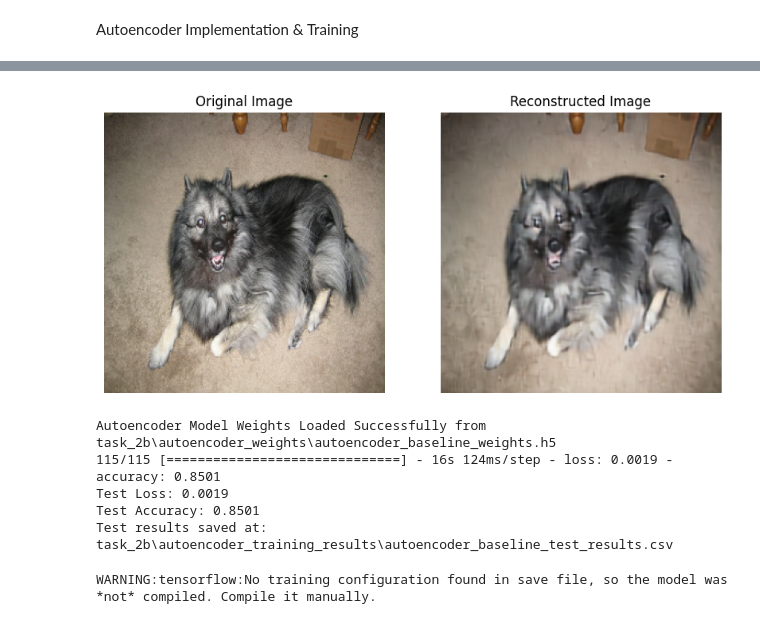
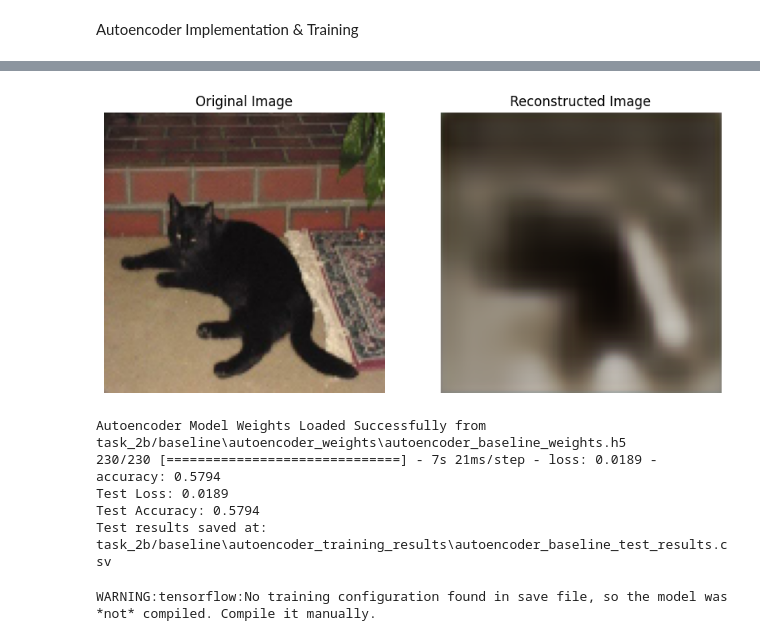
Before and after one commit to vidiasgiannis/CV_Segmentation_Mask_Modelling, a Jupyter notebook: src/main2_b.ipynb, the cells around one changed output, grey strips where cells are left out. Cells and saved outputs as stored; diff of their text form; code cells hidden in the pictures.

Commit message:
adding task a-b

```diff
--- a/src/main2_b.ipynb
+++ b/src/main2_b.ipynb
@@ -67,7 +67,7 @@ test1 = test.map(extract_image_mask)
 # %% [markdown]
 Autoencoder Implementation & Training
 # %%
-BATCH_SIZE = 32
+BATCH_SIZE = 16
 
 # Batch the data and use prefetching to optimize loading speed
 train_ds = train1.batch(batch_size=BATCH_SIZE).prefetch(tf.data.AUTOTUNE)
@@ -214,10 +197,10 @@ import numpy as np
 import matplotlib.pyplot as plt
 import random
 import os
-from autoencoder import Autoencoder
+from models import Autoencoder
 
 # Define folder paths for weights
-top_dir = "task_2b"
+top_dir = "task_2b/baseline"
 
 # Define subdirectories
 weights_dir = os.path.join(top_dir, "autoencoder_weights")
@@ -226,10 +209,10 @@ weights_dir = os.path.join(top_dir, "autoencoder_weights")
 autoencoder_weights_path = os.path.join(weights_dir, "autoencoder_baseline_weights.h5")
 
 # Rebuild the autoencoder model
-autoencoder = Autoencoder(input_shape=(256, 256, 3))
+autoencoder = Autoencoder(input_shape=(128, 128, 3))
 
 # Build the model by calling it with a dummy input
-dummy_input = tf.random.normal((1, 256, 256, 3))  # Batch size of 1
+dummy_input = tf.random.normal((1, 128, 128, 3))  # Batch size of 1
 autoencoder(dummy_input)  # Ensures layers are built
 
 # Load the saved weights
@@ -272,12 +255,12 @@ Autoencoder Model Weights Loaded Successfully from task_2b\autoencoder_weights\a
-[figure, old version]
+[figure, new version]
 # %%
 import tensorflow as tf
 import pandas as pd
 import os
-from autoencoder import Autoencoder
+from models import Autoencoder
 
 # Define folder paths
-top_dir = "task_2b"
+top_dir = "task_2b/baseline"
 
 # Define subdirectories
 weights_dir = os.path.join(top_dir, "autoencoder_weights")
@@ -291,10 +274,10 @@ os.makedirs(results_dir, exist_ok=True)
 autoencoder_weights_path = os.path.join(weights_dir, "autoencoder_baseline_weights.h5")
 
 # Rebuild the autoencoder model
-autoencoder = Autoencoder(input_shape=(256, 256, 3))
+autoencoder = Autoencoder(input_shape=(128, 128, 3))
 
 # Build the model by calling it with a dummy input
-dummy_input = tf.random.normal((1, 256, 256, 3))  # Batch size of 1
+dummy_input = tf.random.normal((1, 128, 128, 3))  # Batch size of 1
 autoencoder(dummy_input)  # Ensures layers are built
 
 # Load the saved weights
@@ -321,11 +304,11 @@ csv_path = os.path.join(results_dir, "autoencoder_baseline_test_results.csv")
 test_results.to_csv(csv_path, index=False)
 print(f"Test results saved at: {csv_path}")
 # %% [output]
-Autoencoder Model Weights Loaded Successfully from task_2b\autoencoder_weights\autoencoder_baseline_weights.h5
-115/115 [==============================] - 16s 124ms/step - loss: 0.0019 - accuracy: 0.8501
-Test Loss: 0.0019
-Test Accuracy: 0.8501
-Test results saved at: task_2b\autoencoder_training_results\autoencoder_baseline_test_results.csv
+Autoencoder Model Weights Loaded Successfully from task_2b/baseline\autoencoder_weights\autoencoder_baseline_weights.h5
+230/230 [==============================] - 7s 21ms/step - loss: 0.0189 - accuracy: 0.5794
+Test Loss: 0.0189
+Test Accuracy: 0.5794
+Test results saved at: task_2b/baseline\autoencoder_training_results\autoencoder_baseline_test_results.csv
 # %%
 def process_image_mask(data):
     """Extract image and mask from dictionary"""
```
Also changed, not shown: parts of 7 cells of this notebook, 3 other files.
